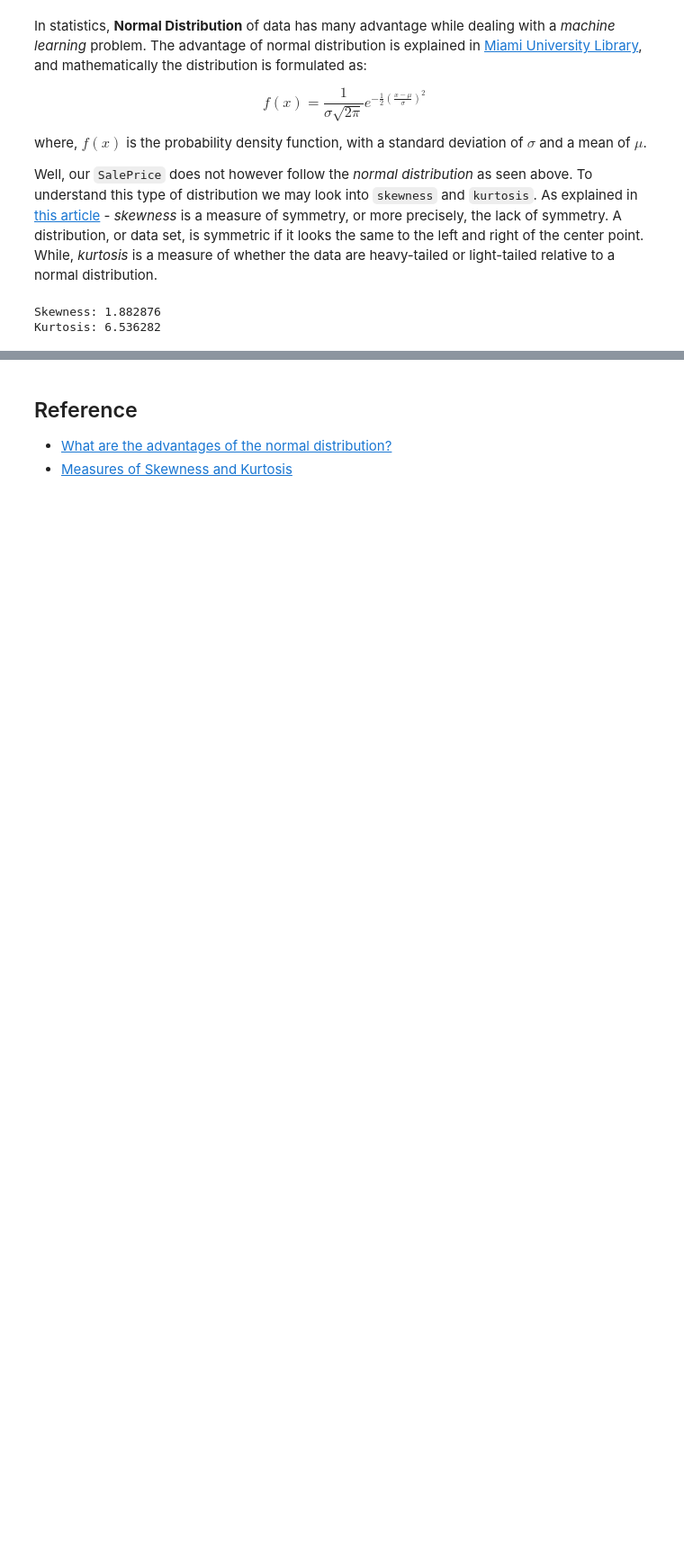
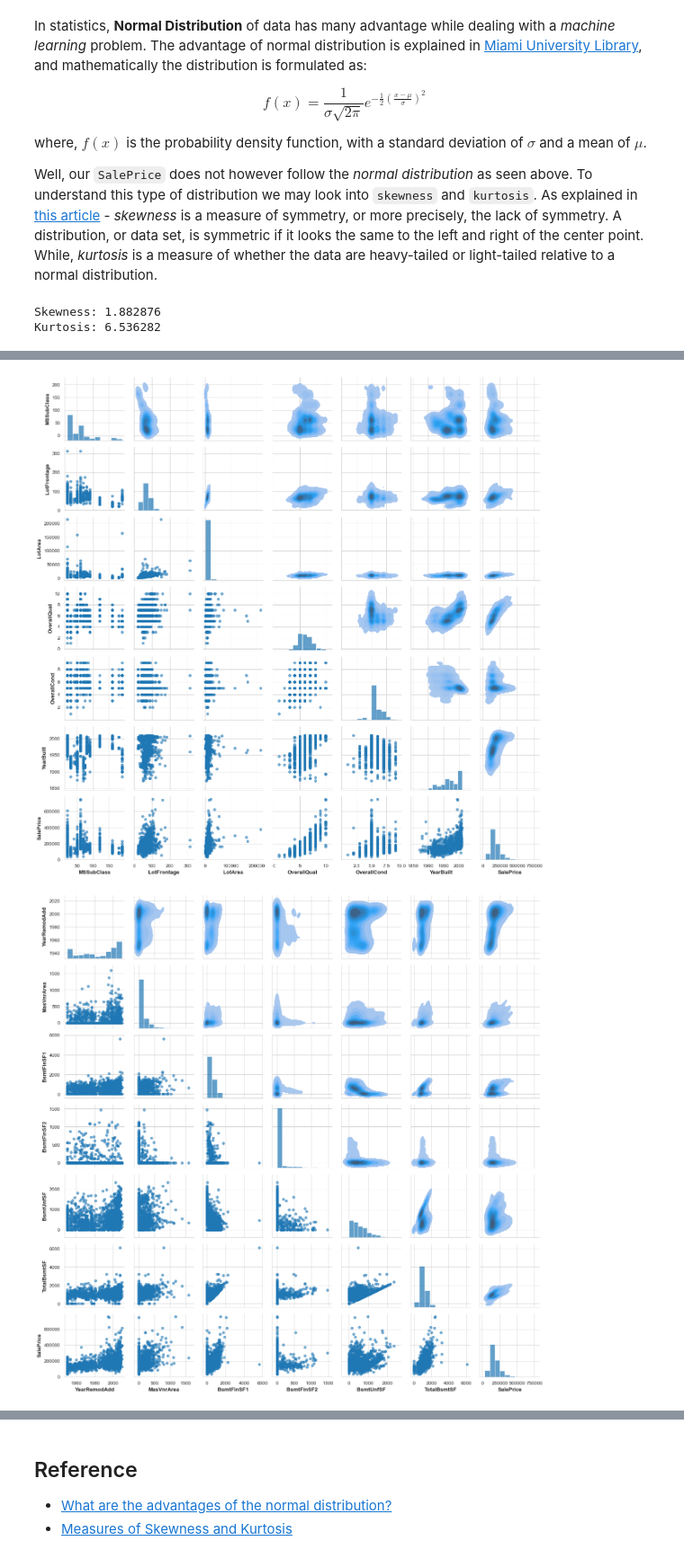
Before and after one commit to ZenithClown/self-development, a Jupyter notebook: competitions/kaggle/House Prices - Advanced Regression Techniques/Data Analysis.ipynb, the cells around one changed output, grey strips where cells are left out. Shown at 90% size. Cells and saved outputs as stored; diff of their text form; code cells hidden in the pictures; blank space fills up the shorter version.

```diff
--- a/competitions/kaggle/House Prices - Advanced Regression Techniques/Data Analysis.ipynb
+++ b/competitions/kaggle/House Prices - Advanced Regression Techniques/Data Analysis.ipynb
@@ -198,0 +279,17 @@ Kurtosis: 6.536282
+# %%
+li = data.select_dtypes(include = np.number).columns.tolist()[:-1] # last column is `SalePrice`
+# %%
+arange = np.arange(0, len(li) + 1, 6)
+for s, e in zip(arange[:-1], arange[1:]):
+    # create a `PairGrid` object mapper
+    g = sns.PairGrid(data[li[s:e] + ['SalePrice']]) # select subsequent columns
+
+    # set `PairGrid` objects along each given axis
+    g.map_diag(plt.hist, alpha = 0.7) # on diagonals
+    g.map_lower(plt.scatter, alpha = 0.6)
+    g.map_upper(sns.kdeplot, shade = True)
+
+plt.show()
+# %% [output]
+[figure, added]
+[figure, added]
```
Also changed, not shown: parts of 11 cells of this notebook.
